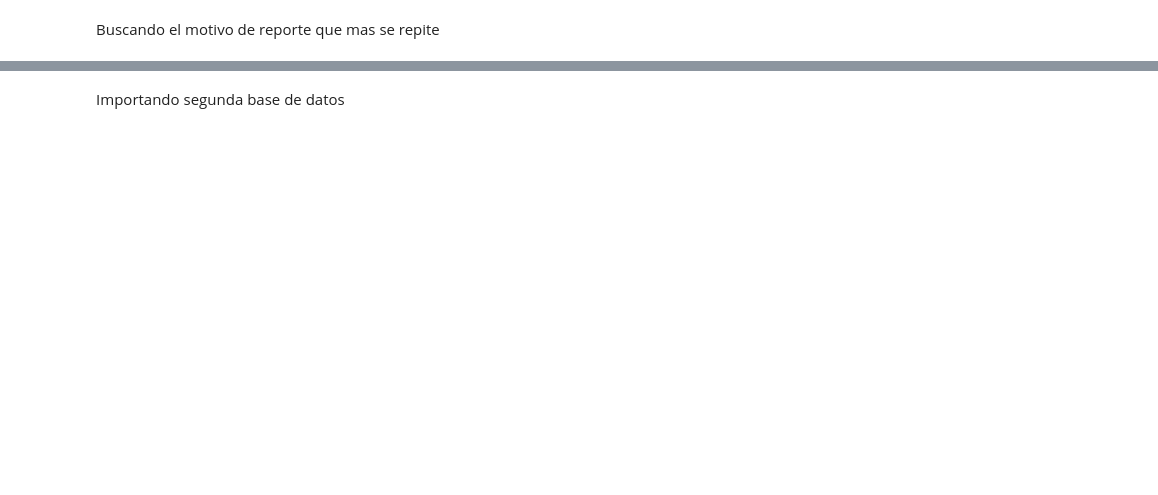
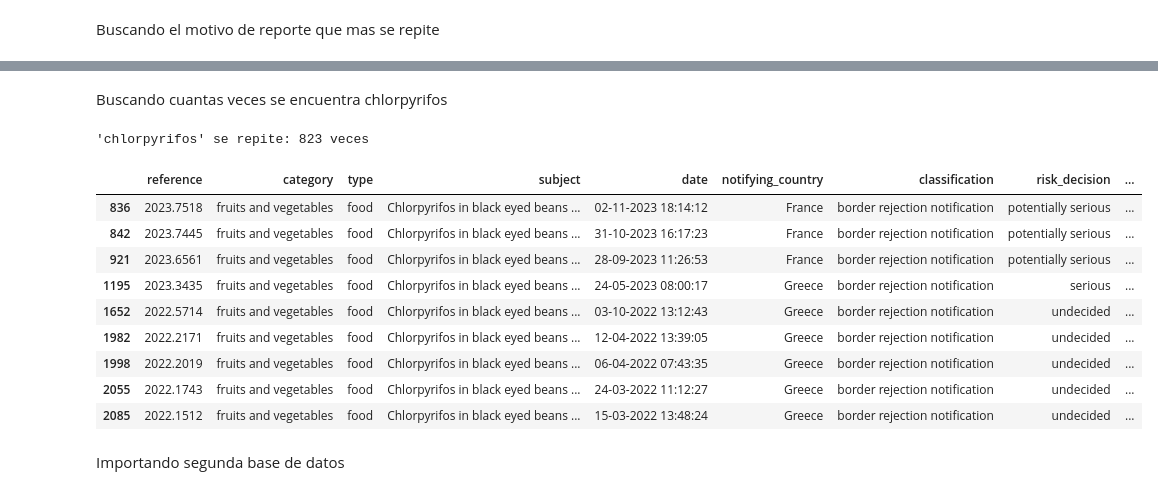
Before and after one commit to DonDairon/Analisis-de-datos, a Jupyter notebook: Call_nominations_data.ipynb, the cells around one changed output, grey strips where cells are left out. Saved outputs shown, nothing was run; the diff lists cells and outputs as text; code cells hidden in the pictures; blank space fills up the shorter version.

```diff
--- a/Call_nominations_data.ipynb
+++ b/Call_nominations_data.ipynb
@@ -19,0 +55,27 @@ df.head()
+# %%
+# Función para convertir el país a continente
+def obtener_continente(pais):
+    try:
+        # Obtener el código Alpha-2 del país usando pycountry
+        codigo_pais = pycountry.countries.lookup(pais).alpha_2
+        # Obtener el código del continente a partir del código del país
+        codigo_continente = pc.country_alpha2_to_continent_code(codigo_pais)
+        # Convertir el código del continente al nombre completo del continente
+        continentes = {
+            'AF': 'Africa',
+            'NA': 'North America',
+            'SA': 'South America',
+            'AS': 'Asia',
+            'EU': 'Europe',
+            'OC': 'Oceania',
+            'AN': 'Antarctica'
+        }
+        return continentes.get(codigo_continente)
+    except Exception as e:
+        return 'Desconocido'  # Retornar 'Desconocido' si no se encuentra el país
+
+# Crear una nueva columna 'Continente' aplicando la función
+df['Continente'] = df['origin'].apply(obtener_continente)
+
+# Mostrar el DataFrame con la nueva columna
+(df.head())
@@ -40,3 +211,23 @@ dtype: int64
+# %% [markdown]
+Buscando cuantas veces se encuentra chlorpyrifos
+# %%
+conteo_chlorpyrifos = df['hazards'].str.contains('chlorpyrifos', case=False, na=False).sum()
+print(f"'chlorpyrifos' se repite: {conteo_chlorpyrifos} veces")
+# %% [output]
+'chlorpyrifos' se repite: 823 veces
+# %%
+(df[df['subject'] == 'Chlorpyrifos in black eyed beans from Madagascar'])
+# %% [output]
+|  | reference | category | type | subject | date | notifying_country | classification | risk_decision | ... |
+| 836 | 2023.7518 | fruits and vegetables | food | Chlorpyrifos in black eyed beans ... | 02-11-2023 18:14:12 | France | border rejection notification | potentially serious | ... |
+| 842 | 2023.7445 | fruits and vegetables | food | Chlorpyrifos in black eyed beans ... | 31-10-2023 16:17:23 | France | border rejection notification | potentially serious | ... |
+| 921 | 2023.6561 | fruits and vegetables | food | Chlorpyrifos in black eyed beans ... | 28-09-2023 11:26:53 | France | border rejection notification | potentially serious | ... |
+| 1195 | 2023.3435 | fruits and vegetables | food | Chlorpyrifos in black eyed beans ... | 24-05-2023 08:00:17 | Greece | border rejection notification | serious | ... |
+| 1652 | 2022.5714 | fruits and vegetables | food | Chlorpyrifos in black eyed beans ... | 03-10-2022 13:12:43 | Greece | border rejection notification | undecided | ... |
+| 1982 | 2022.2171 | fruits and vegetables | food | Chlorpyrifos in black eyed beans ... | 12-04-2022 13:39:05 | Greece | border rejection notification | undecided | ... |
+| 1998 | 2022.2019 | fruits and vegetables | food | Chlorpyrifos in black eyed beans ... | 06-04-2022 07:43:35 | Greece | border rejection notification | undecided | ... |
+| 2055 | 2022.1743 | fruits and vegetables | food | Chlorpyrifos in black eyed beans ... | 24-03-2022 11:12:27 | Greece | border rejection notification | undecided | ... |
+| 2085 | 2022.1512 | fruits and vegetables | food | Chlorpyrifos in black eyed beans ... | 15-03-2022 13:48:24 | Greece | border rejection notification | undecided | ... |
 # %% [markdown]
 Importando segunda base de datos
 # %%
```
Also changed, not shown: parts of 22 cells of this notebook.
